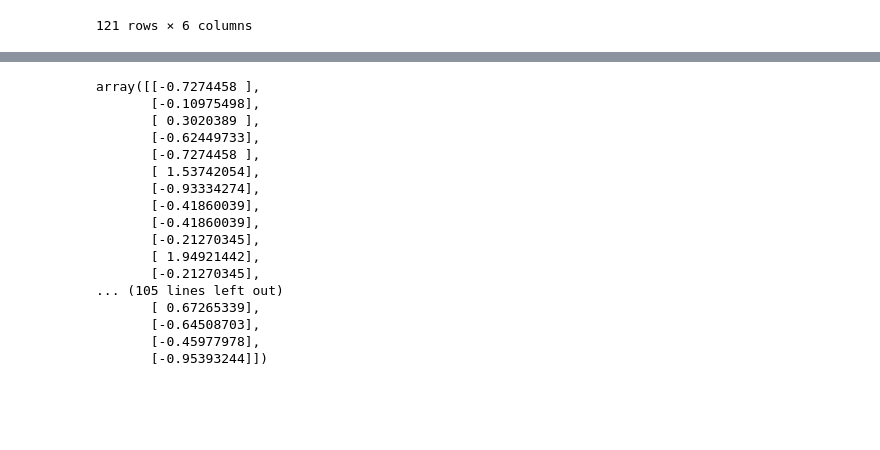
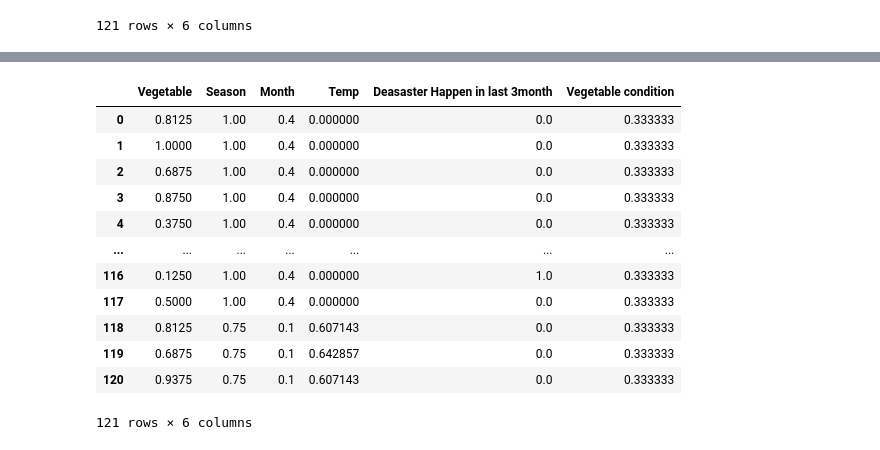
Before and after one commit to Rafaelszc/Aprenda-Machine-Learning, a Jupyter notebook: src/pre_processing/knn_based_pre_processing.ipynb, the cells around one changed output, grey strips where cells are left out. Saved outputs shown, nothing was run; the diff lists cells and outputs as text; code cells hidden in the pictures; blank space fills up the shorter version.

```diff
--- a/src/pre_processing/knn_based_pre_processing.ipynb
+++ b/src/pre_processing/knn_based_pre_processing.ipynb
@@ -113,11 +104,9 @@ x_encoded
 | 120 | 15 | 3 | 1 | 0 | 1 |
 121 rows × 5 columns
 # %%
-data_x_transformed = x_encoded
+x_encoded.insert(3, "Temp", data_x["Temp"])
 
-data_x_transformed.insert(3, "Temp", data_x["Temp"])
-
-data_x_transformed
+x_encoded
 # %% [output]
 |  | Vegetable | Season | Month | Temp | Deasaster Happen in last 3month | Vegetable condition |
 | 0 | 13 | 4 | 4 | 15 | 0 | 1 |
@@ -155,20 +124,21 @@ data_y_scaled = scale_data(data_y)
-# %%
-data_y_scaled
-# %% [output]
-array([[-0.7274458 ],
-       [-0.10975498],
-       [ 0.3020389 ],
-       [-0.62449733],
-       [-0.7274458 ],
-       [ 1.53742054],
-       [-0.93334274],
-       [-0.41860039],
-       [-0.41860039],
-       [-0.21270345],
-       [ 1.94921442],
-       [-0.21270345],
-... (105 lines left out)
-       [ 0.67265339],
-       [-0.64508703],
-       [-0.45977978],
-       [-0.95393244]])
+# %%
+scaler = MinMaxScaler()
+
+x_scaled = scaler.fit_transform(x_encoded)
+x_scaled = pd.DataFrame(x_scaled, columns=x_encoded.columns)
+# %%
+x_scaled
+# %% [output]
+|  | Vegetable | Season | Month | Temp | Deasaster Happen in last 3month | Vegetable condition |
+| 0 | 0.8125 | 1.00 | 0.4 | 0.000000 | 0.0 | 0.333333 |
+| 1 | 1.0000 | 1.00 | 0.4 | 0.000000 | 0.0 | 0.333333 |
+| 2 | 0.6875 | 1.00 | 0.4 | 0.000000 | 0.0 | 0.333333 |
+| 3 | 0.8750 | 1.00 | 0.4 | 0.000000 | 0.0 | 0.333333 |
+| 4 | 0.3750 | 1.00 | 0.4 | 0.000000 | 0.0 | 0.333333 |
+| ... | ... | ... | ... | ... | ... | ... |
+| 116 | 0.1250 | 1.00 | 0.4 | 0.000000 | 1.0 | 0.333333 |
+| 117 | 0.5000 | 1.00 | 0.4 | 0.000000 | 0.0 | 0.333333 |
+| 118 | 0.8125 | 0.75 | 0.1 | 0.607143 | 0.0 | 0.333333 |
+| 119 | 0.6875 | 0.75 | 0.1 | 0.642857 | 0.0 | 0.333333 |
+| 120 | 0.9375 | 0.75 | 0.1 | 0.607143 | 0.0 | 0.333333 |
+121 rows × 6 columns
```
Also changed, not shown: parts of 9 cells of this notebook, 4 other files.
